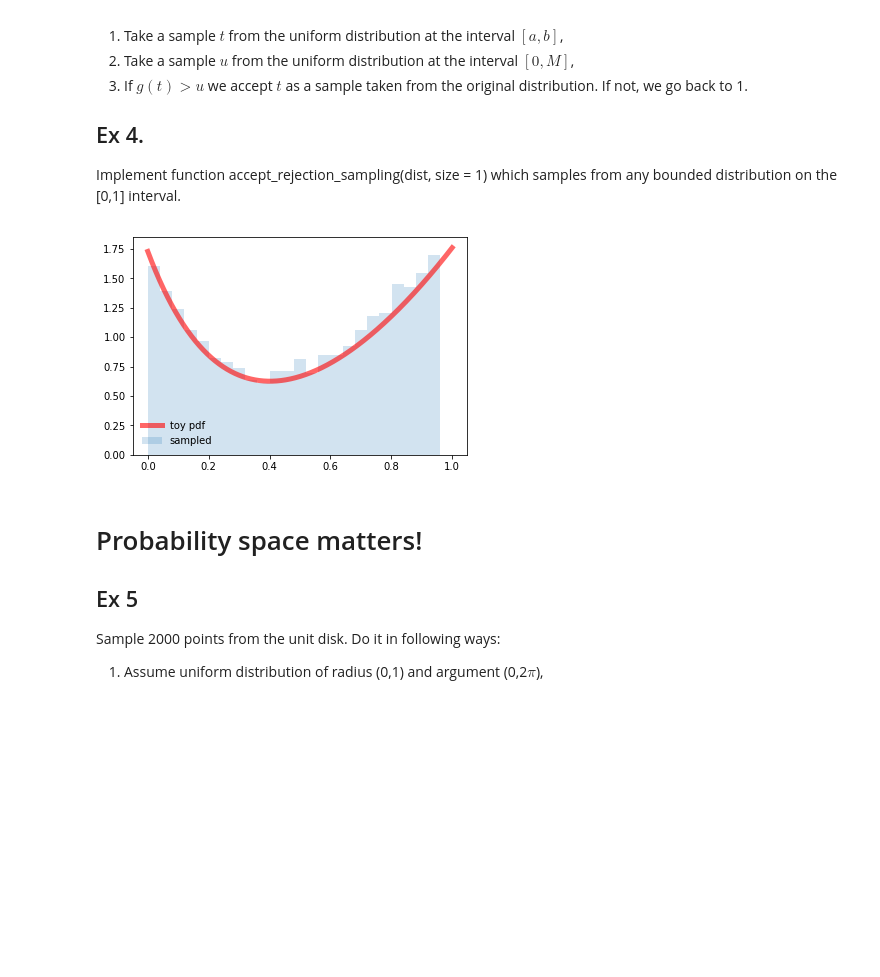
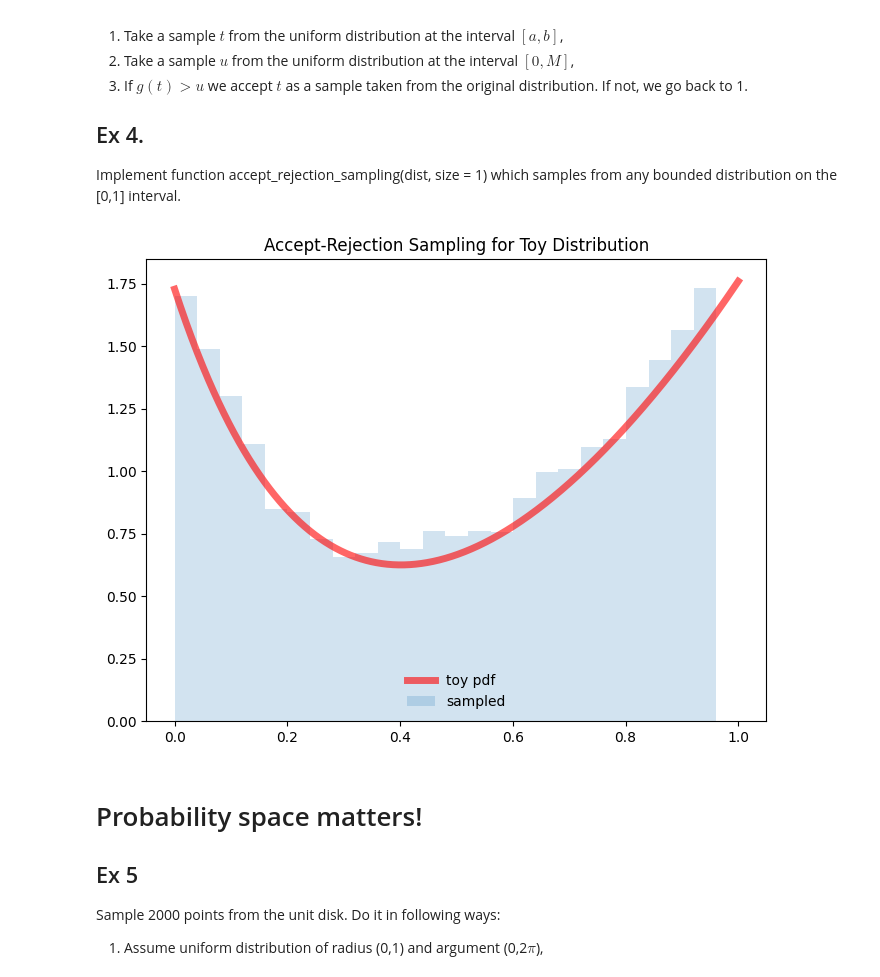
Before and after one commit to Falanger-debug/Data-Analyticts, a Jupyter notebook: Monte_Carlo_primer/Assignment_5_without_code.ipynb, the cells around one changed output. Saved outputs shown, nothing was run; the diff lists cells and outputs as text; code cells hidden in the pictures; blank space fills up the shorter version.

```diff
--- a/Monte_Carlo_primer/Assignment_5_without_code.ipynb
+++ b/Monte_Carlo_primer/Assignment_5_without_code.ipynb
@@ -254,26 +254,39 @@ Let the distribution be given by the pdf $g(x)$ and defined at interval $[a,b]$.
 ## Ex 4.
 Implement function accept_rejection_sampling(dist, size = 1) which samples from any bounded distribution on the [0,1] interval.
 # %%
+import numpy as np
+import matplotlib.pyplot as plt
+
 def toy_dist(x):
-    C = 1/3 - np.exp(-4)/4 + 1/4
+    C = 1/3 - np.exp(-4)/4 + 1/4  # Normalization constant
     return (x**2 + np.exp(-4*x)) / C
 
-x = np.linspace(0,1,1000)
+def accept_rejection_sampling(dist, size=1):
+    samples = []
+    a, b = 0, 1  # Interval [0, 1]
+    x = np.linspace(a, b, 1000)
+    M = max(dist(x))  # Supremum of the distribution in [0, 1]
 
-def accept_rejection_sampling(dist, size = 1):
-    #here goes your code
+    while len(samples) < size:
+        t = np.random.uniform(a, b)  # Sample t from Uniform[a, b]
+        u = np.random.uniform(0, M)  # Sample u from Uniform[0, M]
+        if dist(t) > u:  # Accept if u < g(t)
+            samples.append(t)
+    return np.array(samples)
 
+# Generate samples
+x = np.linspace(0, 1, 1000)
+samples = accept_rejection_sampling(toy_dist, size=10000)  # Pass the function toy_dist, not toy_dist(x)
 
-
-samples = accept_rejection_sampling(toy_dist(x), size = 10000)
-
-fig, ax = plt.subplots(1, 1)
+# Plot the results
+fig, ax = plt.subplots(1, 1, figsize=(8, 6))
 ax.plot(x, toy_dist(x), 'r-', lw=5, alpha=0.6, label='toy pdf')
-ax.hist(samples, density=True, histtype='stepfilled', alpha=0.2, bins = x[::40], label = "sampled")
+ax.hist(samples, density=True, histtype='stepfilled', alpha=0.2, bins=x[::40], label="sampled")
 ax.legend(loc='best', frameon=False)
+plt.title("Accept-Rejection Sampling for Toy Distribution")
 plt.show()
 # %% [output]
-[figure, old version]
+[figure, new version]
 # %% [markdown]
 # Probability space matters!
 ## Ex 5
```
Also changed, not shown: parts of 2 cells of this notebook.
